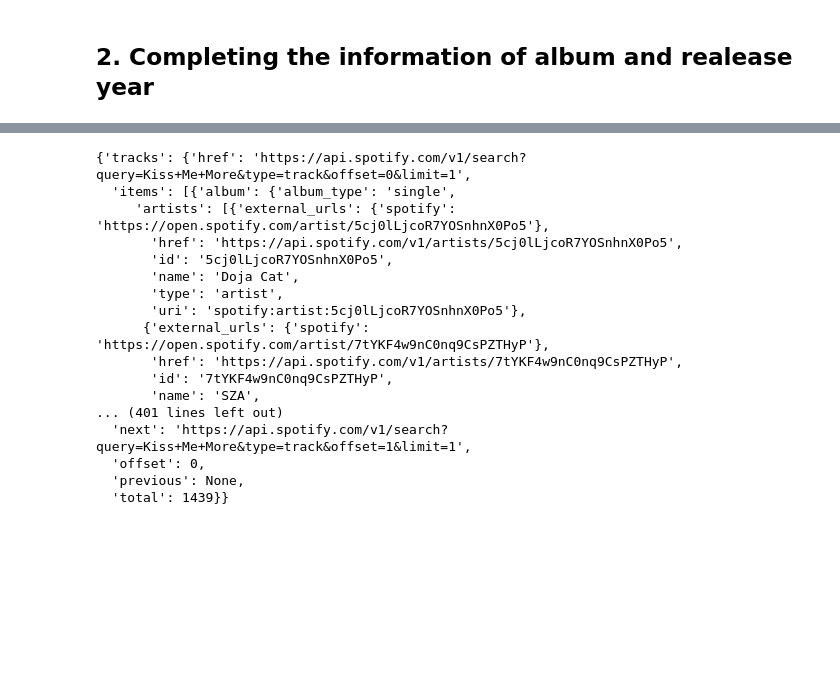
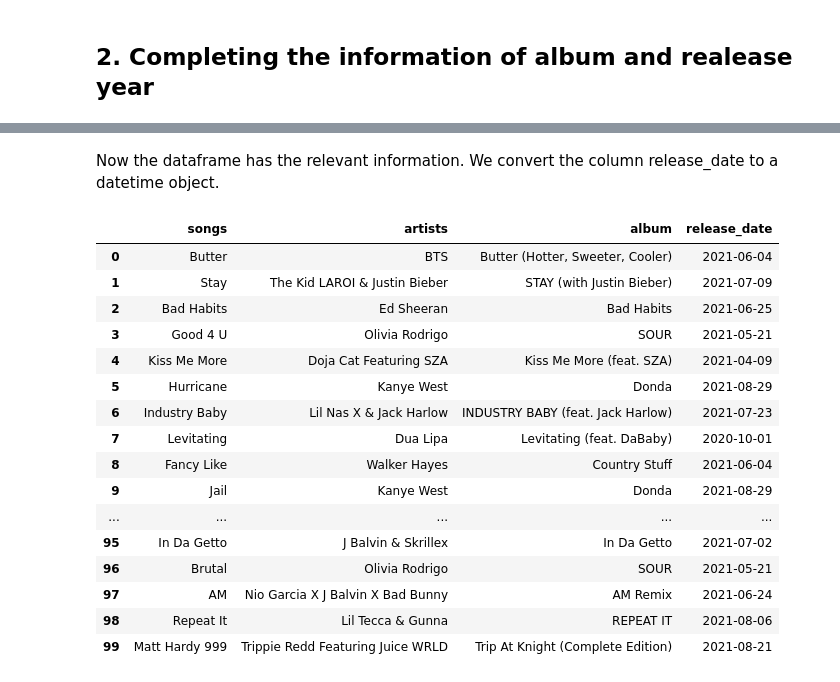
Before and after one commit to CarlosMAD10/IronCarlos, a Jupyter notebook: MusicRecomender/music_recommender_d1.ipynb, the cells around one changed output, grey strips where cells are left out. Drawn from its saved outputs; the diff is of its cells as text; code cells hidden in the pictures; blank space fills up the shorter version.

```diff
--- a/MusicRecomender/music_recommender_d1.ipynb
+++ b/MusicRecomender/music_recommender_d1.ipynb
@@ -8,6 +8,8 @@ from spotipy.oauth2 import SpotifyClientCredentials
 from tqdm import tqdm
 import requests
 import json
+import numpy as np
+pd.set_option('display.max_rows', None)
 # %% [markdown]
 ## 1. Getting the songs and their authors
 # %%
@@ -148,6 +106,6 @@ IndexError: list index out of range
 # %%
 for index, row in df.iterrows():
-    query = row["songs"]+ " " + row["artists"]
+    query = row["songs"] # + " " + row["artists"]
     search = sp.search(query, limit=1)
     if search["tracks"]["items"]:
         df.loc[index,"album"] = search["tracks"]["items"][0]["album"]["name"]
@@ -180,20 +113,24 @@ search = sp.search(query, limit=1)
-# %%
-search
-# %% [output]
-{'tracks': {'href': 'https://api.spotify.com/v1/search?query=Kiss+Me+More&type=track&offset=0&limit=1',
-  'items': [{'album': {'album_type': 'single',
-     'artists': [{'external_urls': {'spotify': 'https://open.spotify.com/artist/5cj0lLjcoR7YOSnhnX0Po5'},
-       'href': 'https://api.spotify.com/v1/artists/5cj0lLjcoR7YOSnhnX0Po5',
-       'id': '5cj0lLjcoR7YOSnhnX0Po5',
-       'name': 'Doja Cat',
-       'type': 'artist',
-       'uri': 'spotify:artist:5cj0lLjcoR7YOSnhnX0Po5'},
-      {'external_urls': {'spotify': 'https://open.spotify.com/artist/7tYKF4w9nC0nq9CsPZTHyP'},
-       'href': 'https://api.spotify.com/v1/artists/7tYKF4w9nC0nq9CsPZTHyP',
-       'id': '7tYKF4w9nC0nq9CsPZTHyP',
-       'name': 'SZA',
-... (401 lines left out)
-  'next': 'https://api.spotify.com/v1/search?query=Kiss+Me+More&type=track&offset=1&limit=1',
-  'offset': 0,
-  'previous': None,
-  'total': 1439}}
+# %% [markdown]
+Now the dataframe has the relevant information. We convert the column release_date to a datetime object.
+# %%
+df["release_date"] = pd.to_datetime(df["release_date"])
+# %%
+df
+# %% [output]
+|  | songs | artists | album | release_date |
+| 0 | Butter | BTS | Butter (Hotter, Sweeter, Cooler) | 2021-06-04 |
+| 1 | Stay | The Kid LAROI & Justin Bieber | STAY (with Justin Bieber) | 2021-07-09 |
+| 2 | Bad Habits | Ed Sheeran | Bad Habits | 2021-06-25 |
+| 3 | Good 4 U | Olivia Rodrigo | SOUR | 2021-05-21 |
+| 4 | Kiss Me More | Doja Cat Featuring SZA | Kiss Me More (feat. SZA) | 2021-04-09 |
+| 5 | Hurricane | Kanye West | Donda | 2021-08-29 |
+| 6 | Industry Baby | Lil Nas X & Jack Harlow | INDUSTRY BABY (feat. Jack Harlow) | 2021-07-23 |
+| 7 | Levitating | Dua Lipa | Levitating (feat. DaBaby) | 2020-10-01 |
+| 8 | Fancy Like | Walker Hayes | Country Stuff | 2021-06-04 |
+| 9 | Jail | Kanye West | Donda | 2021-08-29 |
+| ... | ... | ... | ... | ... |
+| 95 | In Da Getto | J Balvin & Skrillex | In Da Getto | 2021-07-02 |
+| 96 | Brutal | Olivia Rodrigo | SOUR | 2021-05-21 |
+| 97 | AM | Nio Garcia X J Balvin X Bad Bunny | AM Remix | 2021-06-24 |
+| 98 | Repeat It | Lil Tecca & Gunna | REPEAT IT | 2021-08-06 |
+| 99 | Matt Hardy 999 | Trippie Redd Featuring Juice WRLD | Trip At Knight (Complete Edition) | 2021-08-21 |
```
Also changed, not shown: parts of 16 cells of this notebook, 1 other file.
